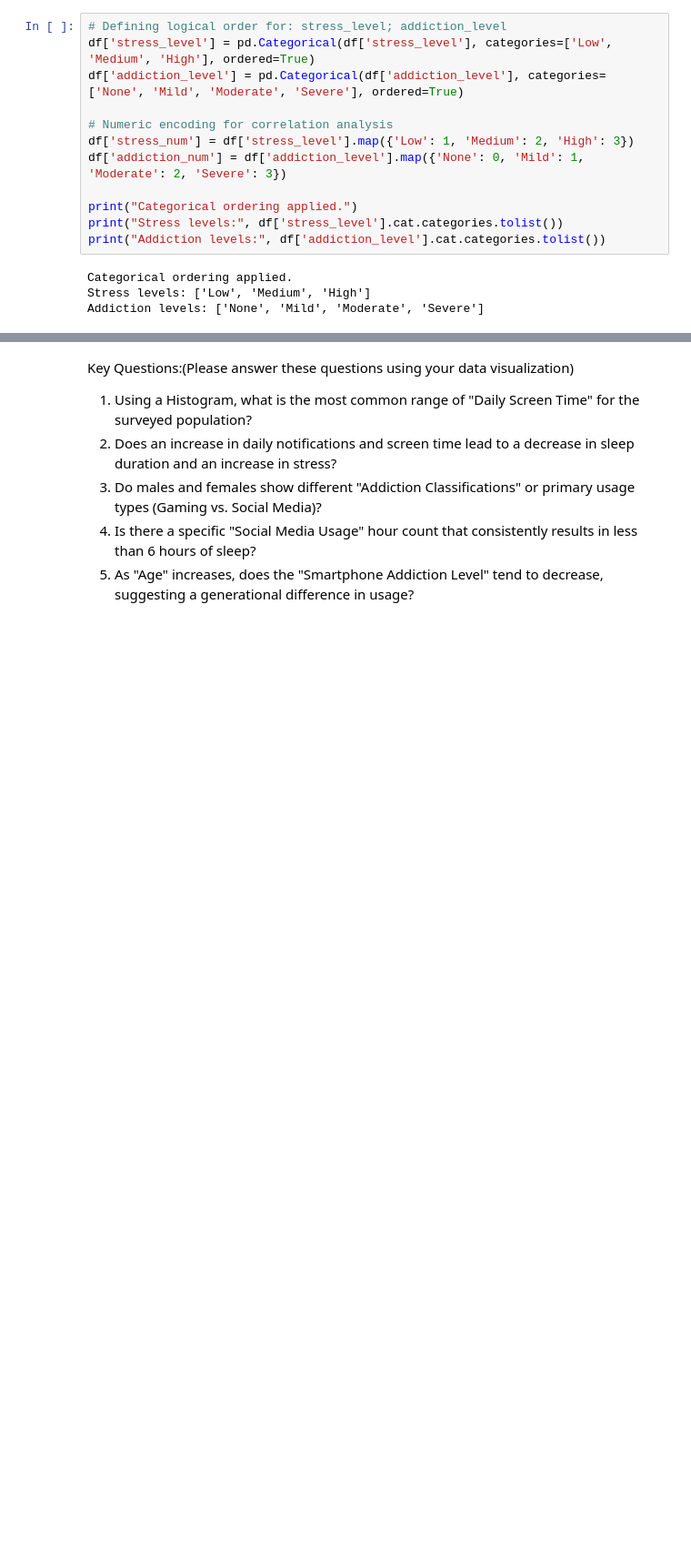
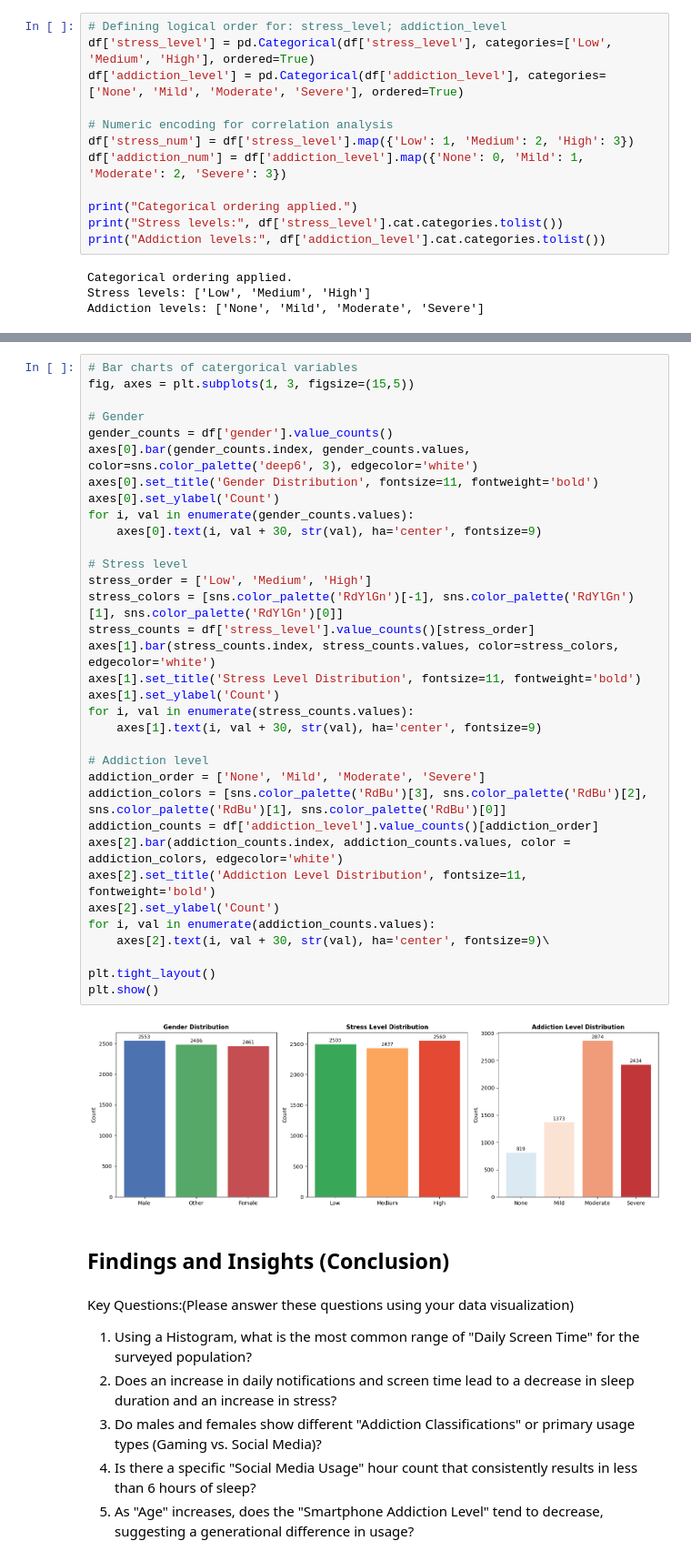
Before and after one commit to ps-alex1001/DataSpell, a Jupyter notebook: IPV/2_WorkBook_Visualization_SAMSON.ipynb, the cells around one changed output, grey strips where cells are left out. Shown at 91% size. Drawn from its saved outputs; the diff is of its cells as text; blank space fills up the shorter version.

```diff
--- a/IPV/2_WorkBook_Visualization_SAMSON.ipynb
+++ b/IPV/2_WorkBook_Visualization_SAMSON.ipynb
@@ -153,3 +172,41 @@ Age Range: 18 to 35 years old
+# %%
+# Bar charts of catergorical variables
+fig, axes = plt.subplots(1, 3, figsize=(15,5))
+
+# Gender
+gender_counts = df['gender'].value_counts()
+axes[0].bar(gender_counts.index, gender_counts.values, color=sns.color_palette('deep6', 3), edgecolor='white')
+axes[0].set_title('Gender Distribution', fontsize=11, fontweight='bold')
+axes[0].set_ylabel('Count')
+for i, val in enumerate(gender_counts.values):
+    axes[0].text(i, val + 30, str(val), ha='center', fontsize=9)
+
+# Stress level
+stress_order = ['Low', 'Medium', 'High']
+stress_colors = [sns.color_palette('RdYlGn')[-1], sns.color_palette('RdYlGn')[1], sns.color_palette('RdYlGn')[0]]
+stress_counts = df['stress_level'].value_counts()[stress_order]
+axes[1].bar(stress_counts.index, stress_counts.values, color=stress_colors, edgecolor='white')
+axes[1].set_title('Stress Level Distribution', fontsize=11, fontweight='bold')
+axes[1].set_ylabel('Count')
+for i, val in enumerate(stress_counts.values):
+    axes[1].text(i, val + 30, str(val), ha='center', fontsize=9)
+
+# Addiction level
+addiction_order = ['None', 'Mild', 'Moderate', 'Severe']
+addiction_colors = [sns.color_palette('RdBu')[3], sns.color_palette('RdBu')[2], sns.color_palette('RdBu')[1], sns.color_palette('RdBu')[0]]
+addiction_counts = df['addiction_level'].value_counts()[addiction_order]
+axes[2].bar(addiction_counts.index, addiction_counts.values, color = addiction_colors, edgecolor='white')
+axes[2].set_title('Addiction Level Distribution', fontsize=11, fontweight='bold')
+axes[2].set_ylabel('Count')
+for i, val in enumerate(addiction_counts.values):
+    axes[2].text(i, val + 30, str(val), ha='center', fontsize=9)\
+
+plt.tight_layout()
+plt.show()
+# %% [output]
+[figure, added]
+# %% [markdown]
+## Findings and Insights (Conclusion)
 # %% [markdown]
 Key Questions:(Please answer these questions using your data visualization)
 1. Using a Histogram, what is the most common range of "Daily Screen Time" for the surveyed population?
```
Also changed, not shown: parts of 10 cells of this notebook.
